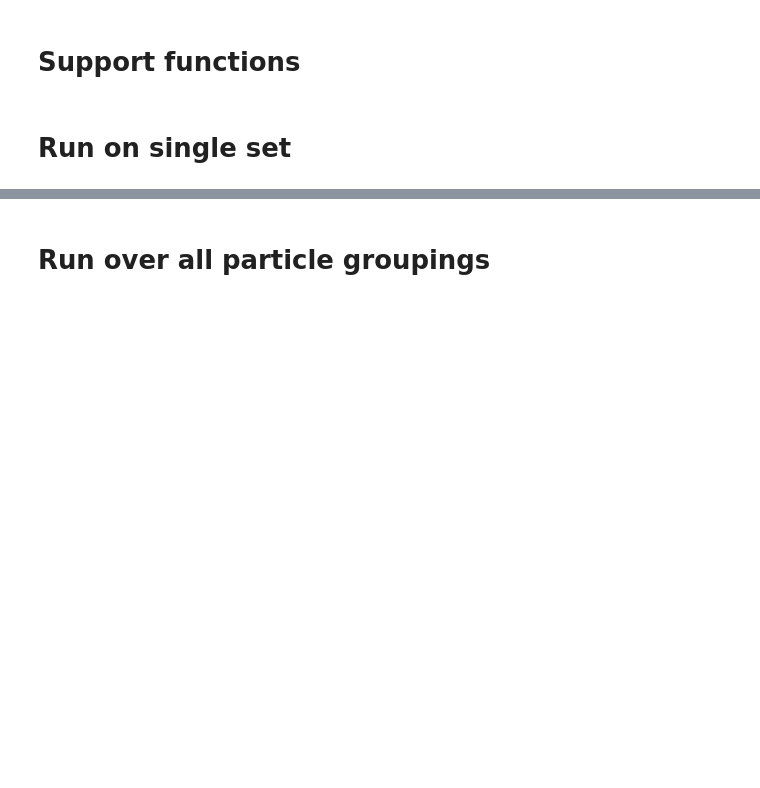
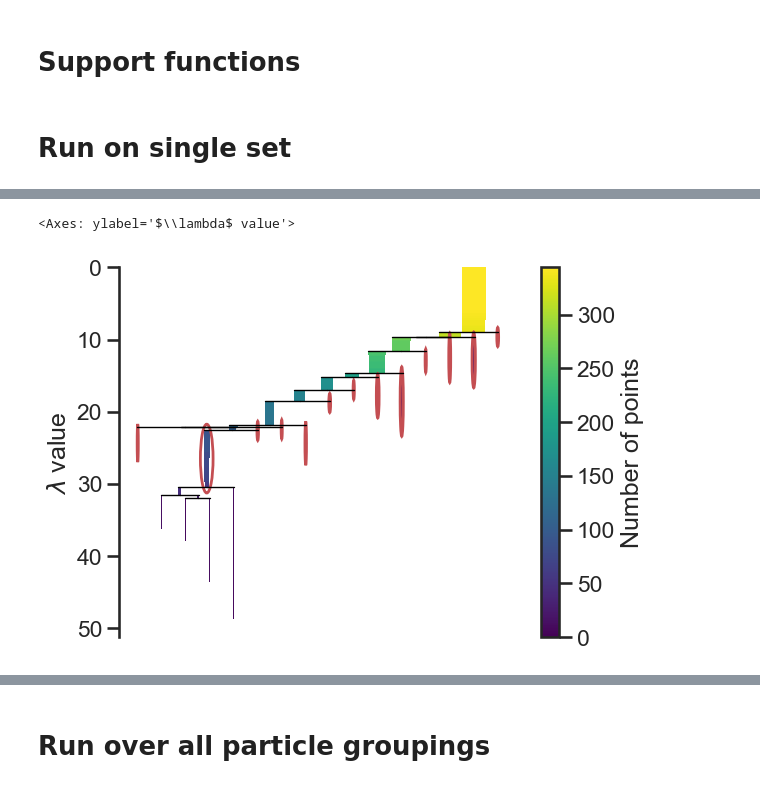
Before and after one commit to McHaillet/ribosome-membrane-orientation, a Jupyter notebook: orientation_analysis.ipynb, the cells around one changed output, grey strips where cells are left out. Saved outputs shown, nothing was run; the diff lists cells and outputs as text; code cells hidden in the pictures; blank space fills up the shorter version.

```diff
--- a/orientation_analysis.ipynb
+++ b/orientation_analysis.ipynb
@@ -554,2 +607,7 @@ Epsilon:  0.01
 Continue with interactive clustering (0 or 1):  0
 wrote clustering-info.txt
+# %%
+output_model.condensed_tree_.plot(select_clusters=True)
+# %% [output]
+<Axes: ylabel='$\\lambda$ value'>
+[figure, added]
```
Also changed, not shown: parts of 16 cells of this notebook.
